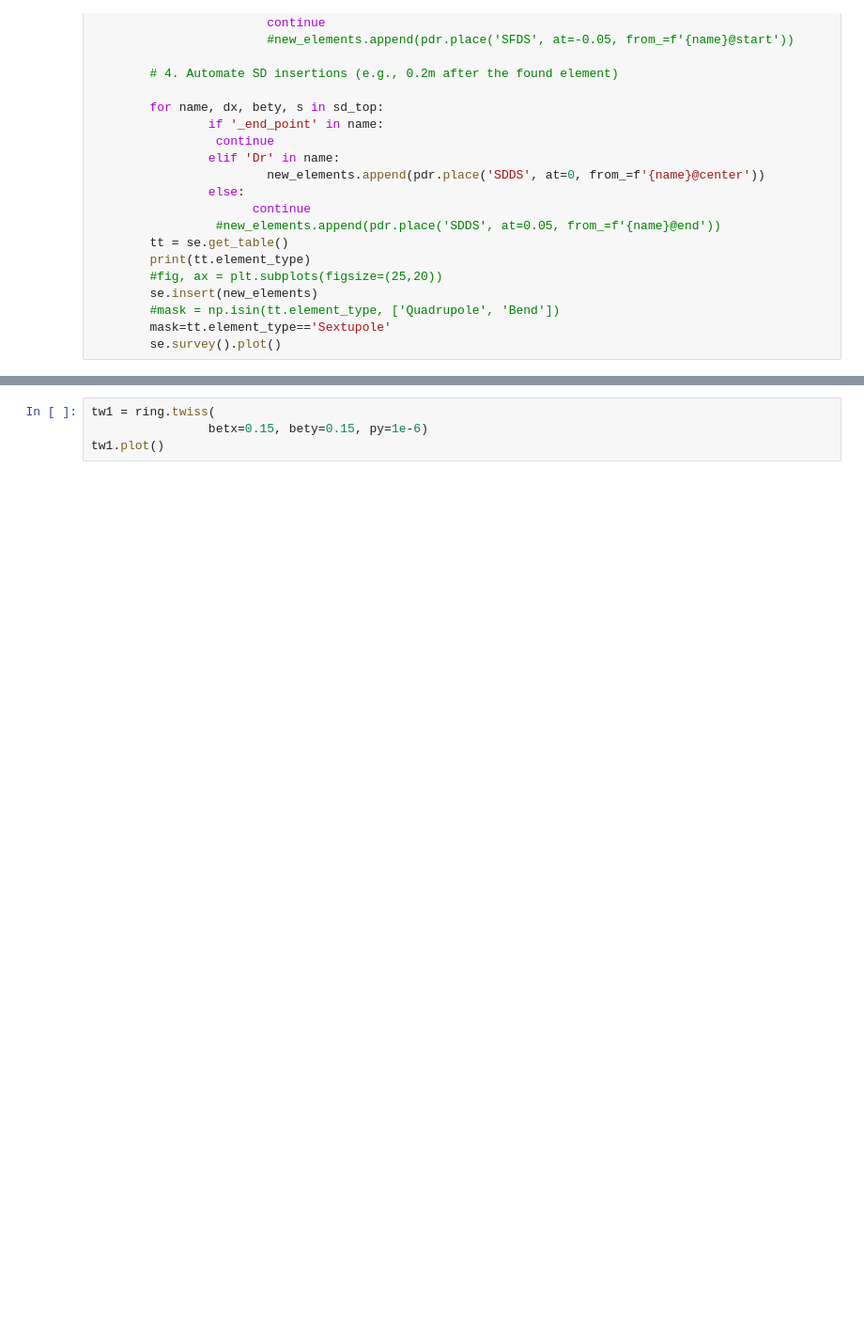
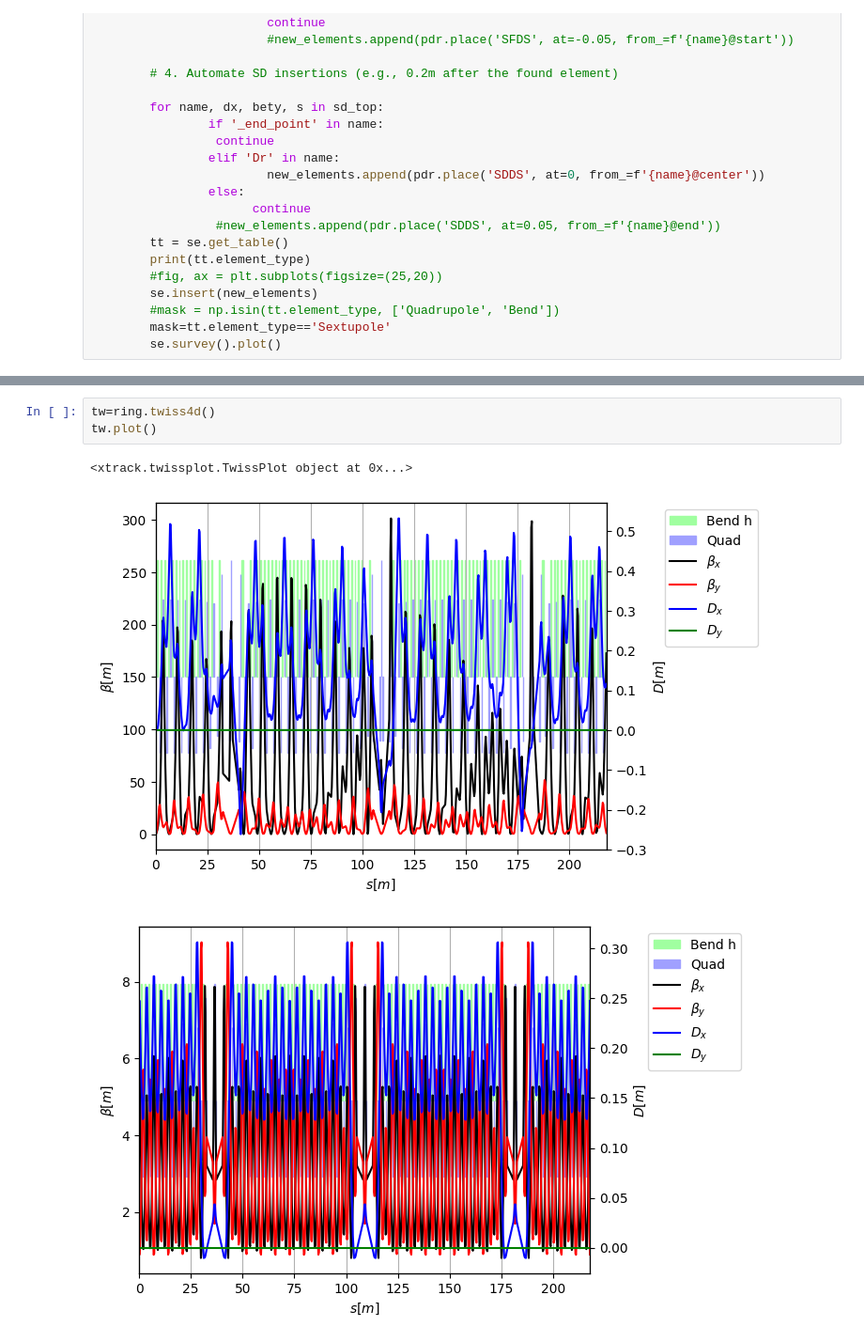
Before and after one commit to Maddie-jpg/polarizer-ring-studies, a Jupyter notebook: sextupole positioning workflow.ipynb, the cells around one changed output, grey strips where cells are left out. Shown at 94% size. Saved outputs shown, nothing was run; the diff lists cells and outputs as text; blank space fills up the shorter version.

```diff
--- a/sextupole positioning workflow.ipynb
+++ b/sextupole positioning workflow.ipynb
@@ -373,4 +340,7 @@ Ignoring fixed x limits to fulfill fixed data aspect with adjustable data limits
 # %%
-tw1 = ring.twiss(
-                betx=0.15, bety=0.15, py=1e-6)
-tw1.plot()
+tw=ring.twiss4d()
+tw.plot()
+# %% [output]
+<xtrack.twissplot.TwissPlot object at 0x...>
+[figure, added]
+[figure, added]
```
Also changed, not shown: parts of 9 cells of this notebook.
